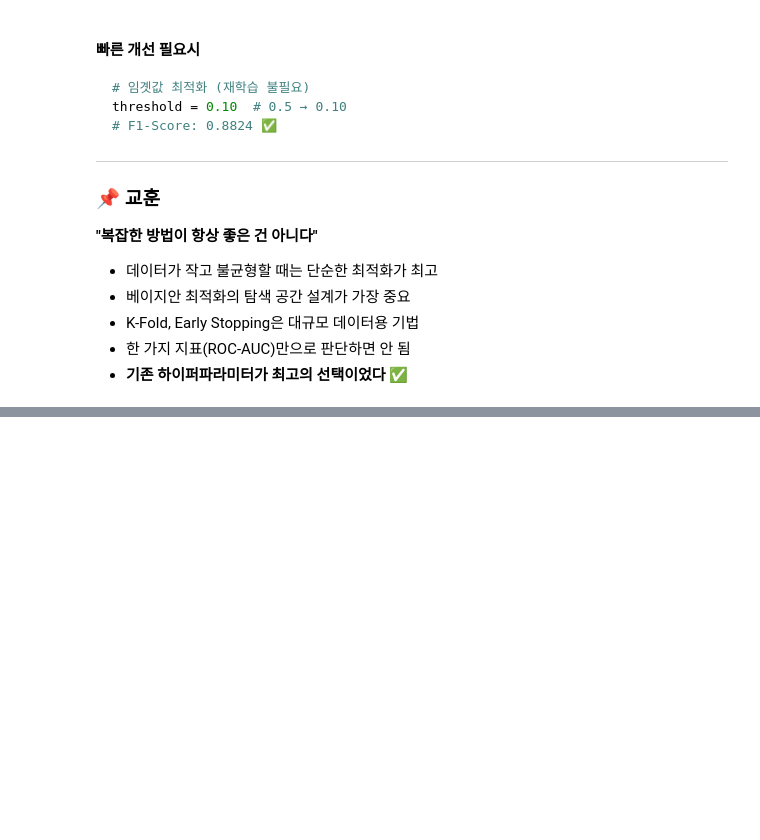
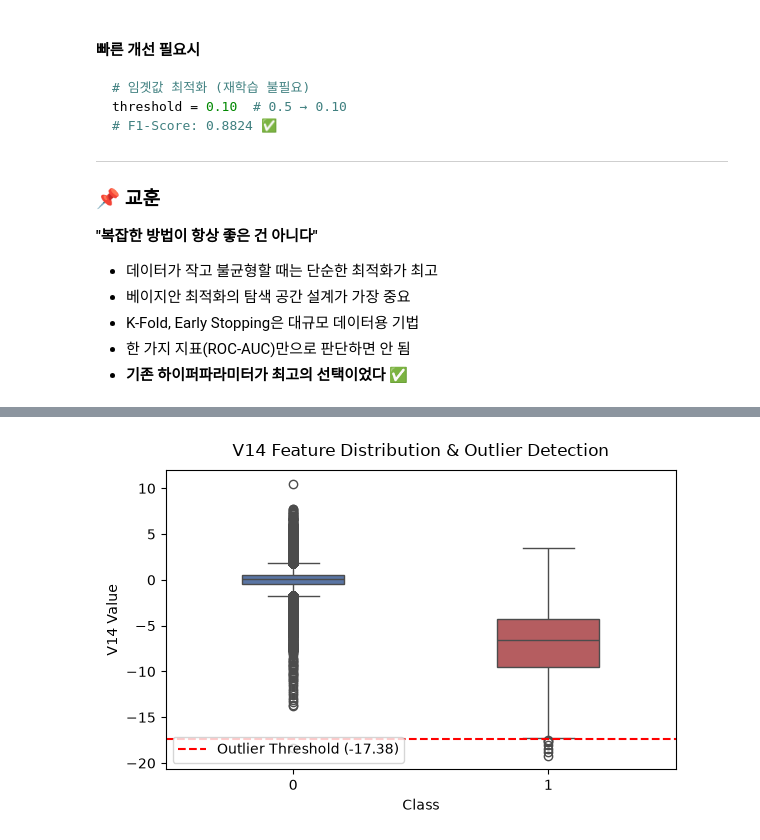
Before and after one commit to Hyehyun1001/ml-data-analysis, a Jupyter notebook: 02_classification_credit_card/hyehyun/02_credit_ldbm(hyehyun).ipynb, the cells around one changed output, grey strips where cells are left out. Drawn from its saved outputs; the diff is of its cells as text; code cells hidden in the pictures; blank space fills up the shorter version.

```diff
--- a/02_classification_credit_card/hyehyun/02_credit_ldbm(hyehyun).ipynb
+++ b/02_classification_credit_card/hyehyun/02_credit_ldbm(hyehyun).ipynb
@@ -1531,0 +1289,20 @@ threshold = 0.10  # 0.5 → 0.10
+# %%
+fig, ax = plt.subplots(figsize=(6, 4))
+sns.boxplot(x='Class', y='V14', data=train_df, palette=['#4C72B0', '#C44E52'], ax=ax, width=0.4)
+
+# 사기 데이터 기준 IQR 1.5 하단 경계선 표시
+fraud_v14 = train_df[train_df['Class'] == 1]['V14']
+q25 = fraud_v14.quantile(0.25)
+iqr = fraud_v14.quantile(0.75) - q25
+threshold_v14 = q25 - (iqr * 1.5)
+
+ax.axhline(threshold_v14, color='red', linestyle='--', label=f'Outlier Threshold ({threshold_v14:.2f})')
+ax.set_title('V14 Feature Distribution & Outlier Detection', fontsize=12, pad=10)
+ax.set_xlabel('Class', fontsize=10)
+ax.set_ylabel('V14 Value', fontsize=10)
+ax.legend(loc='lower left')
+
+plt.tight_layout()
+plt.show()
+# %% [output]
+[figure, added]
```
Also changed, not shown: parts of 16 cells of this notebook.
